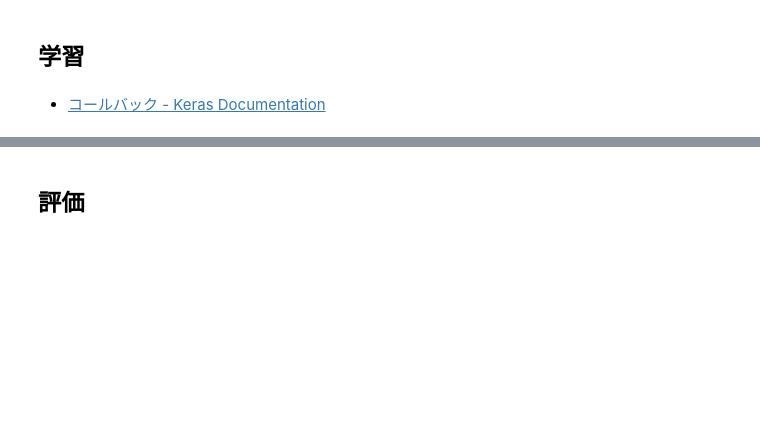
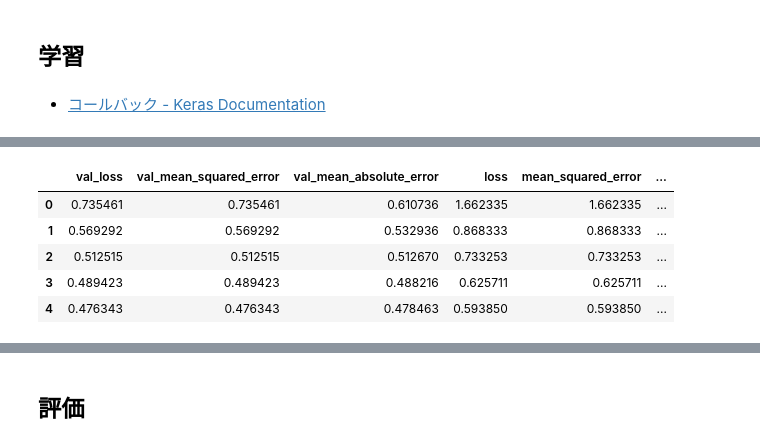
Before and after one commit to gtaiyou24/ml-algorithm, a Jupyter notebook: 深層学習/jupyter/tensorflow2.0/Kerasの使い方.ipynb, the cells around one changed output, grey strips where cells are left out. Saved outputs shown, nothing was run; the diff lists cells and outputs as text; code cells hidden in the pictures; blank space fills up the shorter version.

```diff
--- a/深層学習/jupyter/tensorflow2.0/Kerasの使い方.ipynb
+++ b/深層学習/jupyter/tensorflow2.0/Kerasの使い方.ipynb
@@ -24,3 +43,11 @@ train_feature_df, test_feature_df, train_teacher_ser, test_teacher_ser = train_t
+# %%
+# データの正規化
+
+平均 = train_feature_df.mean()
+標準偏差 = train_feature_df.std()
+
+train_normed_feature_df = (train_feature_df - 平均) / 標準偏差
+test_normed_feature_df = (test_feature_df - 平均) / 標準偏差
 # %% [markdown]
 ## モデルの構築
 # %% [markdown]
@@ -167,4 +179,14 @@ Epoch 20/20
 <tensorflow.python.keras.callbacks.History at 0x...>
+# %%
+学習推移_df = pd.DataFrame(history.history, index=history.epoch)
+学習推移_df.head()
+# %% [output]
+|  | val_loss | val_mean_squared_error | val_mean_absolute_error | loss | mean_squared_error | ... |
+| 0 | 0.735461 | 0.735461 | 0.610736 | 1.662335 | 1.662335 | ... |
+| 1 | 0.569292 | 0.569292 | 0.532936 | 0.868333 | 0.868333 | ... |
+| 2 | 0.512515 | 0.512515 | 0.512670 | 0.733253 | 0.733253 | ... |
+| 3 | 0.489423 | 0.489423 | 0.488216 | 0.625711 | 0.625711 | ... |
+| 4 | 0.476343 | 0.476343 | 0.478463 | 0.593850 | 0.593850 | ... |
 # %%
 import matplotlib.pyplot as plt
 
```
Also changed, not shown: parts of 23 cells of this notebook.
